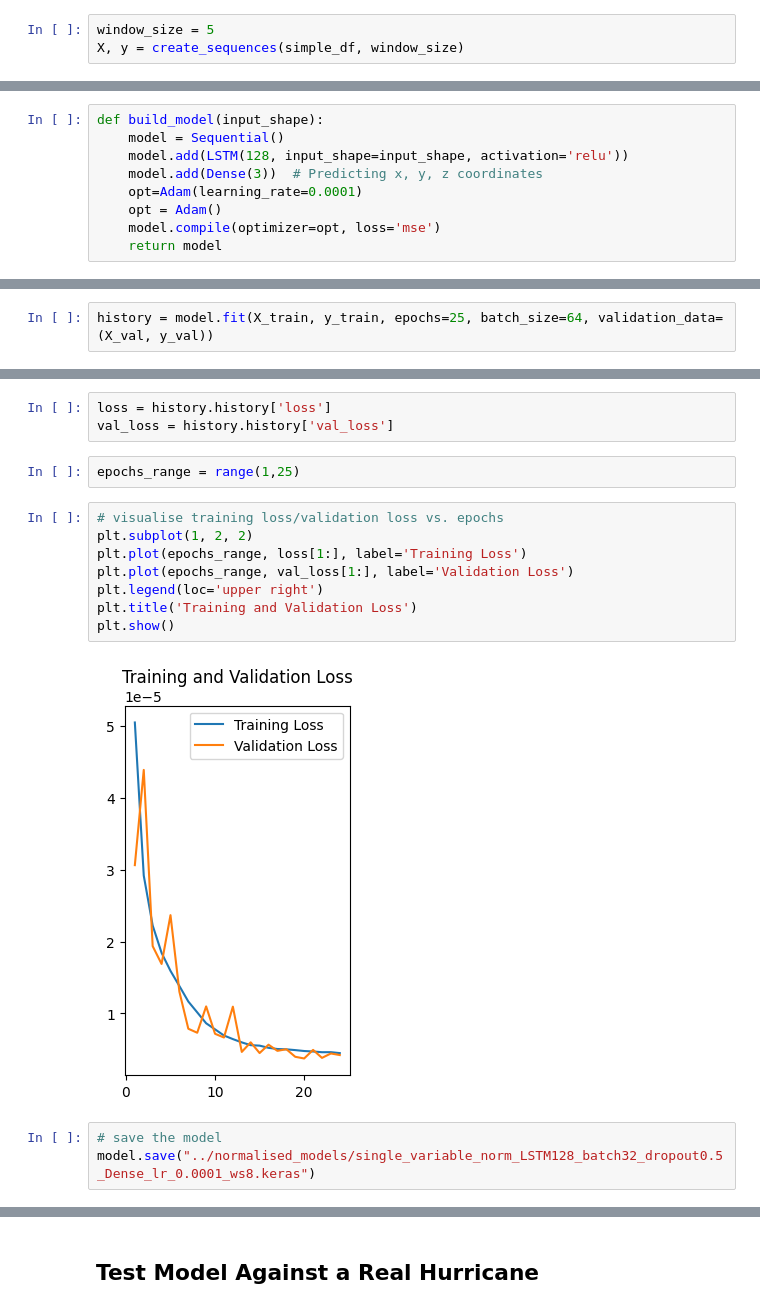
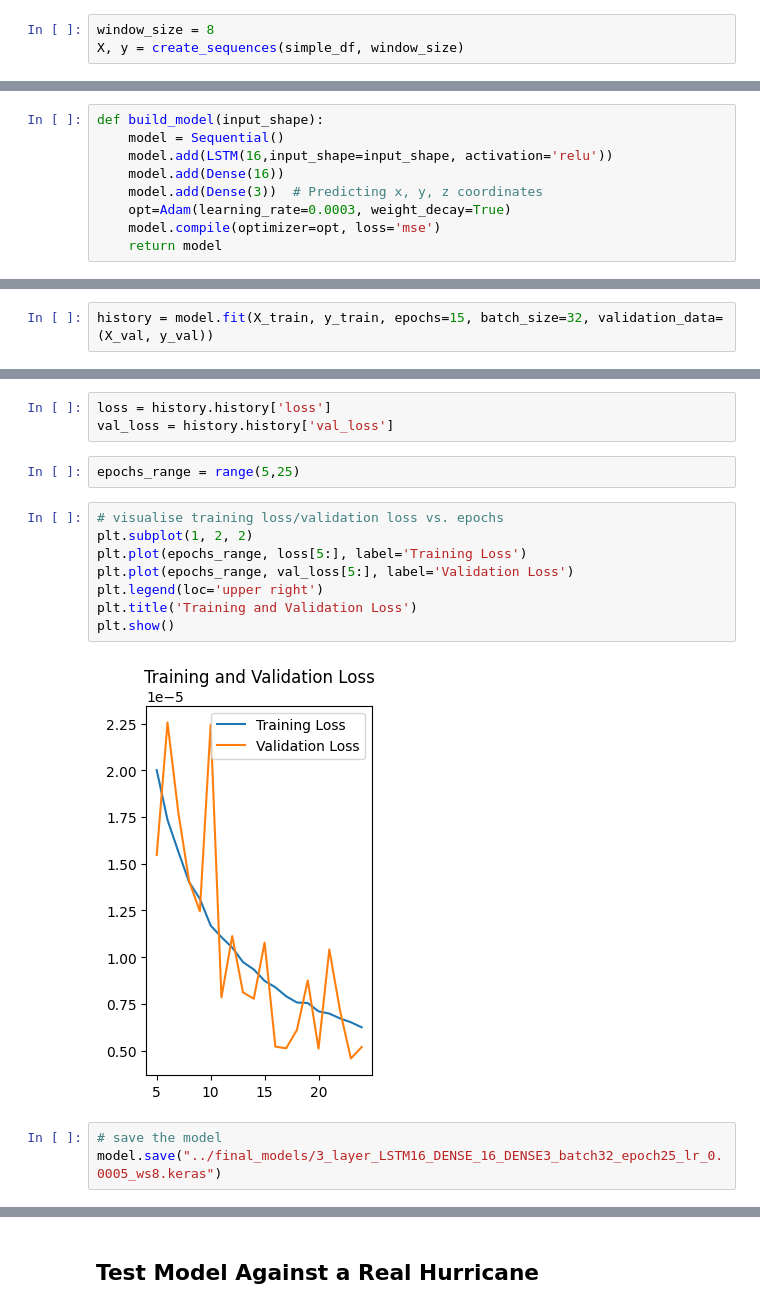
Before and after one commit to arshchawla21/Hurricane_RNN_Forecasting, a Jupyter notebook: notebooks/single_variable_hurricane_RNN.ipynb, the cells around one changed output, grey strips where cells are left out. Drawn from its saved outputs; the diff is of its cells as text.

```diff
--- a/notebooks/single_variable_hurricane_RNN.ipynb
+++ b/notebooks/single_variable_hurricane_RNN.ipynb
@@ -150,5 +138,5 @@ def create_sequences(df, window_size):
 
     return np.array(sequences), np.array(targets)
 # %%
-window_size = 5
+window_size = 8
 X, y = create_sequences(simple_df, window_size)
@@ -167,10 +157,10 @@ print(y_train.shape)
 # %%
 def build_model(input_shape):
     model = Sequential()
-    model.add(LSTM(128, input_shape=input_shape, activation='relu'))
+    model.add(LSTM(16,input_shape=input_shape, activation='relu'))
+    model.add(Dense(16))
     model.add(Dense(3))  # Predicting x, y, z coordinates
-    opt=Adam(learning_rate=0.0001)
-    opt = Adam()
+    opt=Adam(learning_rate=0.0003, weight_decay=True)
     model.compile(optimizer=opt, loss='mse')
     return model
 # %%
@@ -191,4 +183,4 @@ Model: "sequential_4"
  Non-trainable params: 0 (0.00 B)
 # %%
-history = model.fit(X_train, y_train, epochs=25, batch_size=64, validation_data=(X_val, y_val))
+history = model.fit(X_train, y_train, epochs=15, batch_size=32, validation_data=(X_val, y_val))
 # %% [output]
@@ -213,19 +205,19 @@ Epoch 25/25
 loss = history.history['loss']
 val_loss = history.history['val_loss']
 # %%
-epochs_range = range(1,25)
+epochs_range = range(5,25)
 # %%
 # visualise training loss/validation loss vs. epochs
 plt.subplot(1, 2, 2)
-plt.plot(epochs_range, loss[1:], label='Training Loss')
-plt.plot(epochs_range, val_loss[1:], label='Validation Loss')
+plt.plot(epochs_range, loss[5:], label='Training Loss')
+plt.plot(epochs_range, val_loss[5:], label='Validation Loss')
 plt.legend(loc='upper right')
 plt.title('Training and Validation Loss')
 plt.show()
 # %% [output]
-[figure, old version]
+[figure, new version]
 # %%
 # save the model
-model.save("../normalised_models/single_variable_norm_LSTM128_batch32_dropout0.5_Dense_lr_0.0001_ws8.keras")
+model.save("../final_models/3_layer_LSTM16_DENSE_16_DENSE3_batch32_epoch25_lr_0.0005_ws8.keras")
 # %%
 # evaluate against evaluation data
```
Also changed, not shown: parts of 18 cells of this notebook, 18 other files.
